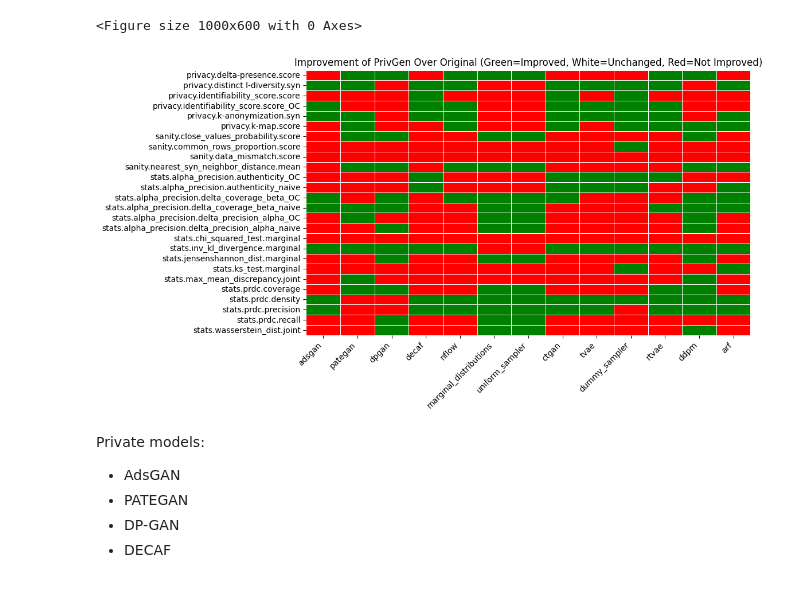
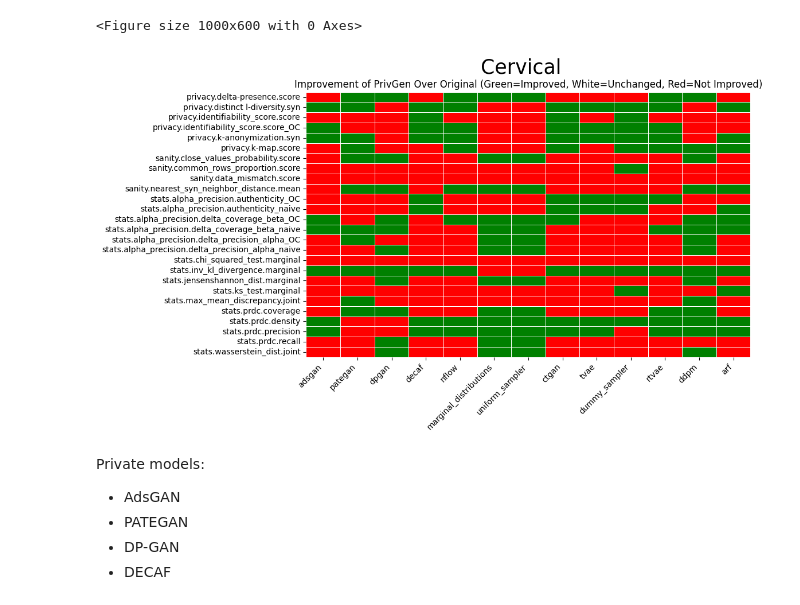
Before and after one commit to Naviden/PrivGen, a Jupyter notebook: notebooks/detailed_results.ipynb, the cells around one changed output. Saved outputs shown, nothing was run; the diff lists cells and outputs as text; code cells hidden in the pictures.

```diff
--- a/notebooks/detailed_results.ipynb
+++ b/notebooks/detailed_results.ipynb
@@ -2,7 +2,7 @@
 import pandas as pd
 from glob import glob
 # %%
-files = glob('./intermed_results/*.csv')
+files = glob('../intermed_results/*.csv')
 # %%
 files = sorted(files)
 # %%
@@ -51,7 +51,7 @@ import seaborn as sns
 import matplotlib.pyplot as plt
 
 # Load the metrics direction table
-metrics_direction = pd.read_excel("metrics_direction_2.xlsx")
+metrics_direction = pd.read_excel("../metrics_direction_2.xlsx")
 metrics_direction = metrics_direction.set_index("metric")  # Set metric as index for quick lookup
 # %%
 # List of synthesizer result files (replace with actual file names)
@@ -105,34 +105,35 @@ custom_cmap = ListedColormap(["red", "white", "green"])
 comparison_array = comparison_df.to_numpy()
 
 # Define new logic:
 # -1 -> No improvement (Red)
 #  0 -> Unchanged (White)
 #  1 -> Improved (Green)
 comparison_mapped = np.where(comparison_array == 1, 2,
                              np.where(comparison_array == 0, 1, 0))
 
 # Plot heatmap
 plt.figure(figsize=(10, 6))
 sns.heatmap(comparison_mapped,
             cmap=custom_cmap,
             annot=False,
             linewidths=0.5,
             cbar=False,
             xticklabels=comparison_df.columns,
             yticklabels=comparison_df.index)
 
+plt.suptitle('Cervical', fontsize=25)
 plt.title(
     "Improvement of PrivGen Over Original (Green=Improved, White=Unchanged, Red=Not Improved)"
 )
 plt.xticks(ticks=[i + 0.5 for i in range(len(comparison_df.columns))],
            labels=comparison_df.columns,
            rotation=45,
            ha='right')
 plt.yticks(rotation=0)
 plt.show()
 # %% [output]
 <Figure size 1000x600 with 0 Axes>
-[figure, old version]
+[figure, new version]
 # %% [markdown]
 Private models:
 - AdsGAN
```
Also changed, not shown: parts of 3 cells of this notebook, 45 other files.
